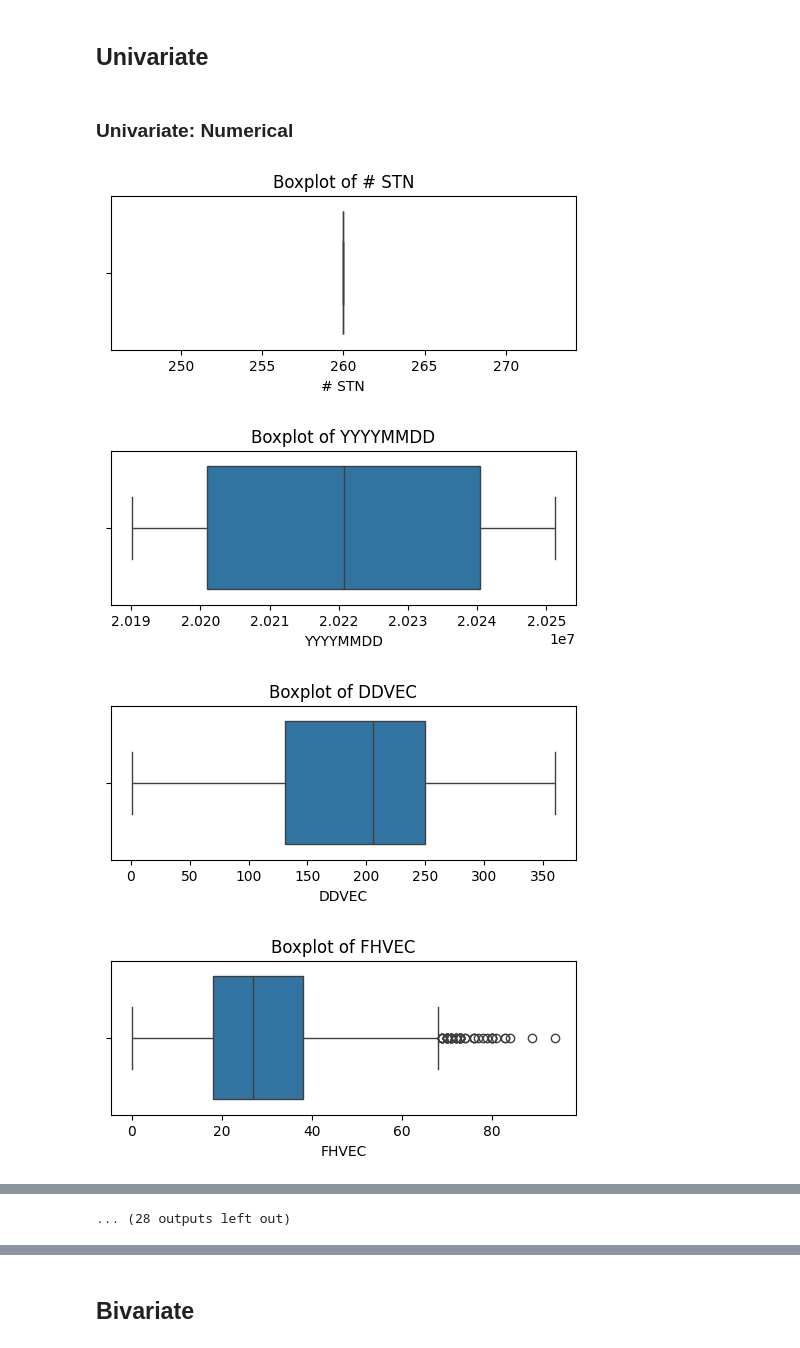
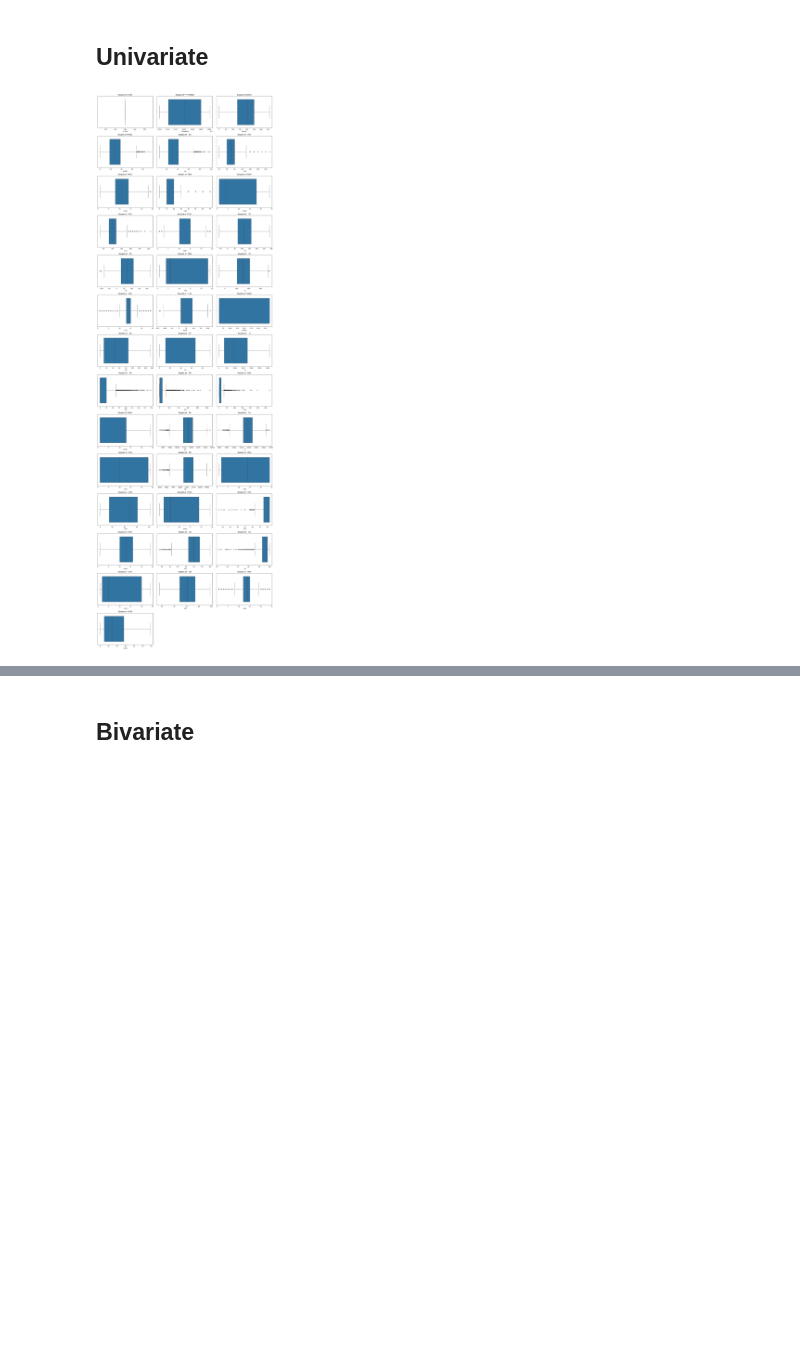
Before and after one commit to ywang0202/master_thesis, a Jupyter notebook: eda_weather.ipynb, the cells around one changed output, grey strips where cells are left out. Saved outputs shown, nothing was run; the diff lists cells and outputs as text; code cells hidden in the pictures; blank space fills up the shorter version.

Commit message:
eda_weather is done. ready for multivariate analysis

```diff
--- a/eda_weather.ipynb
+++ b/eda_weather.ipynb
@@ -80,16 +81,23 @@ np.int64(0)
 # Univariate & Bivariate Analysis
 # %% [markdown]
 ## Univariate
-# %% [markdown]
-### Univariate: Numerical
 # %%
-for col in weather.select_dtypes(include=[np.number]).columns:
-    plt.figure(figsize=(6, 2))
-    sns.boxplot(x=weather[col])
-    plt.title(f"Boxplot of {col}")
-    plt.show()
+#boxplot: for outliers and data spread
+num_cols = weather.select_dtypes(include=[np.number]).columns
+n_cols = 3
+n_rows = int(np.ceil(len(num_cols) / n_cols))
+
+fig, axes = plt.subplots(n_rows, n_cols, figsize=(18, 4 * n_rows))
+axes = axes.flatten()
+
+for i, col in enumerate(num_cols):
+    sns.boxplot(x=weather[col], ax=axes[i])
+    axes[i].set_title(f"Boxplot of {col}")
+
+for j in range(i + 1, len(axes)):
+    axes[j].axis("off")
+
+plt.tight_layout()
+plt.show()
 # %% [output]
-[figure, old version]
+[figure, new version]
-[figure, removed]
-[figure, removed]
-[figure, removed]
@@ -104 +103,0 @@ for col in weather.select_dtypes(include=[np.number]).columns:
-... (28 outputs left out)
```
Also changed, not shown: parts of 14 cells of this notebook, 1 other file.
